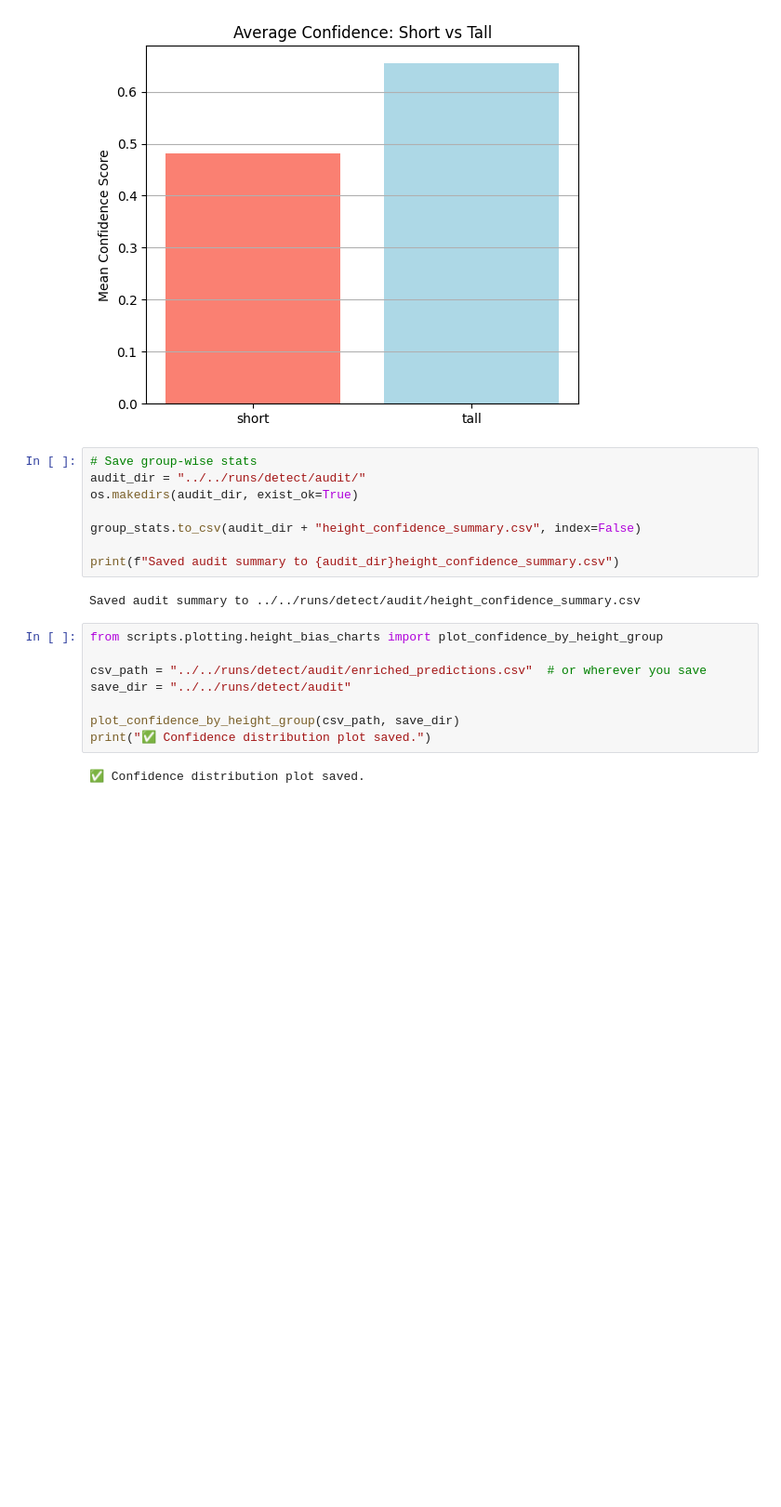
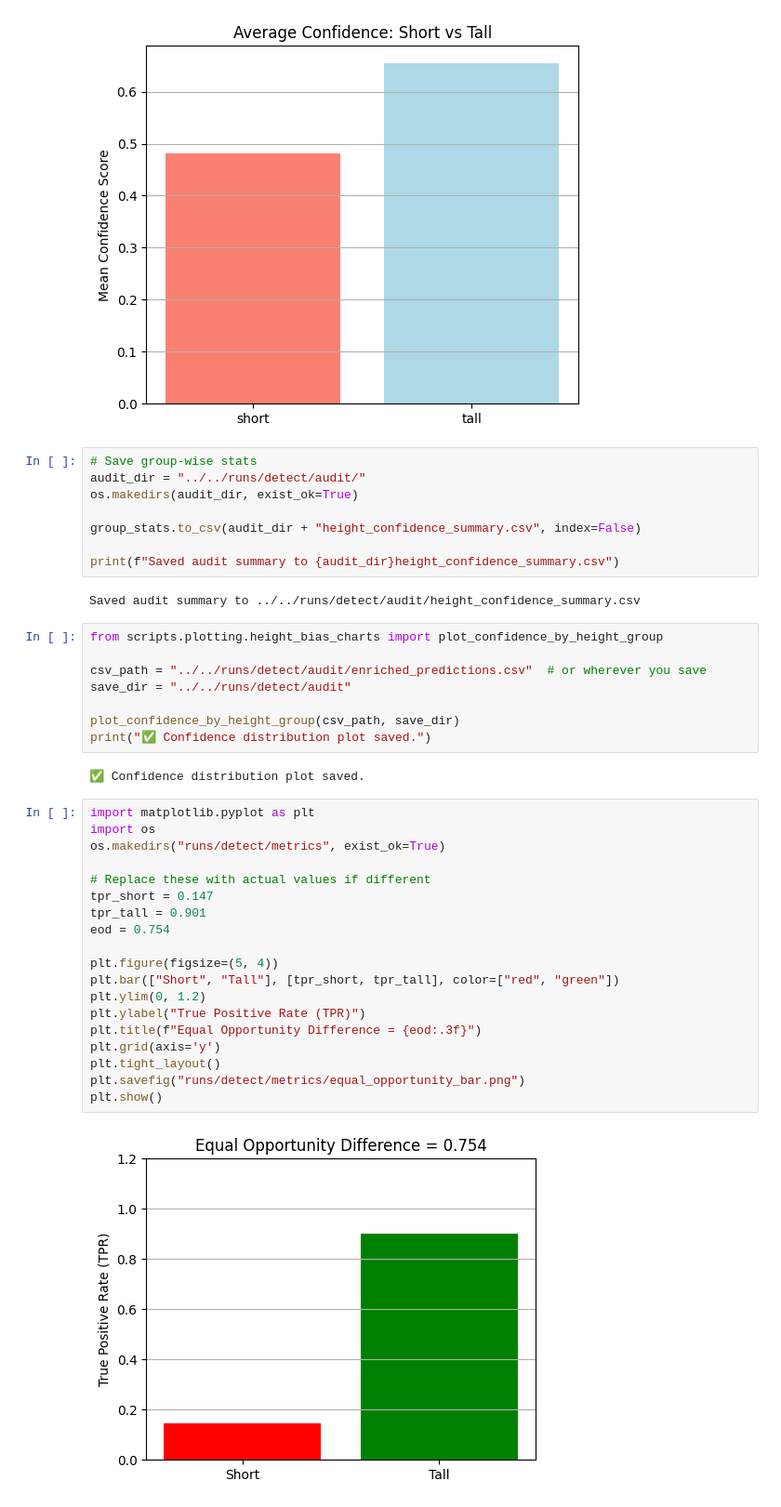
Before and after one commit to Nishanth-6/fair-pedestrian-detection, a Jupyter notebook: scripts/notebooks/fairness_analysis.ipynb, the cells around one changed output. Shown at 93% size. Saved outputs shown, nothing was run; the diff lists cells and outputs as text; blank space fills up the shorter version.

```diff
--- a/scripts/notebooks/fairness_analysis.ipynb
+++ b/scripts/notebooks/fairness_analysis.ipynb
@@ -151,3 +151,24 @@ plot_confidence_by_height_group(csv_path, save_dir)
 print("✅ Confidence distribution plot saved.")
 # %% [output]
 ✅ Confidence distribution plot saved.
+# %%
+import matplotlib.pyplot as plt
+import os
+os.makedirs("runs/detect/metrics", exist_ok=True)
+
+# Replace these with actual values if different
+tpr_short = 0.147
+tpr_tall = 0.901
+eod = 0.754
+
+plt.figure(figsize=(5, 4))
+plt.bar(["Short", "Tall"], [tpr_short, tpr_tall], color=["red", "green"])
+plt.ylim(0, 1.2)
+plt.ylabel("True Positive Rate (TPR)")
+plt.title(f"Equal Opportunity Difference = {eod:.3f}")
+plt.grid(axis='y')
+plt.tight_layout()
+plt.savefig("runs/detect/metrics/equal_opportunity_bar.png")
+plt.show()
+# %% [output]
+[figure, added]
```
Also changed, not shown: parts of 4 cells of this notebook, 6 other files.
